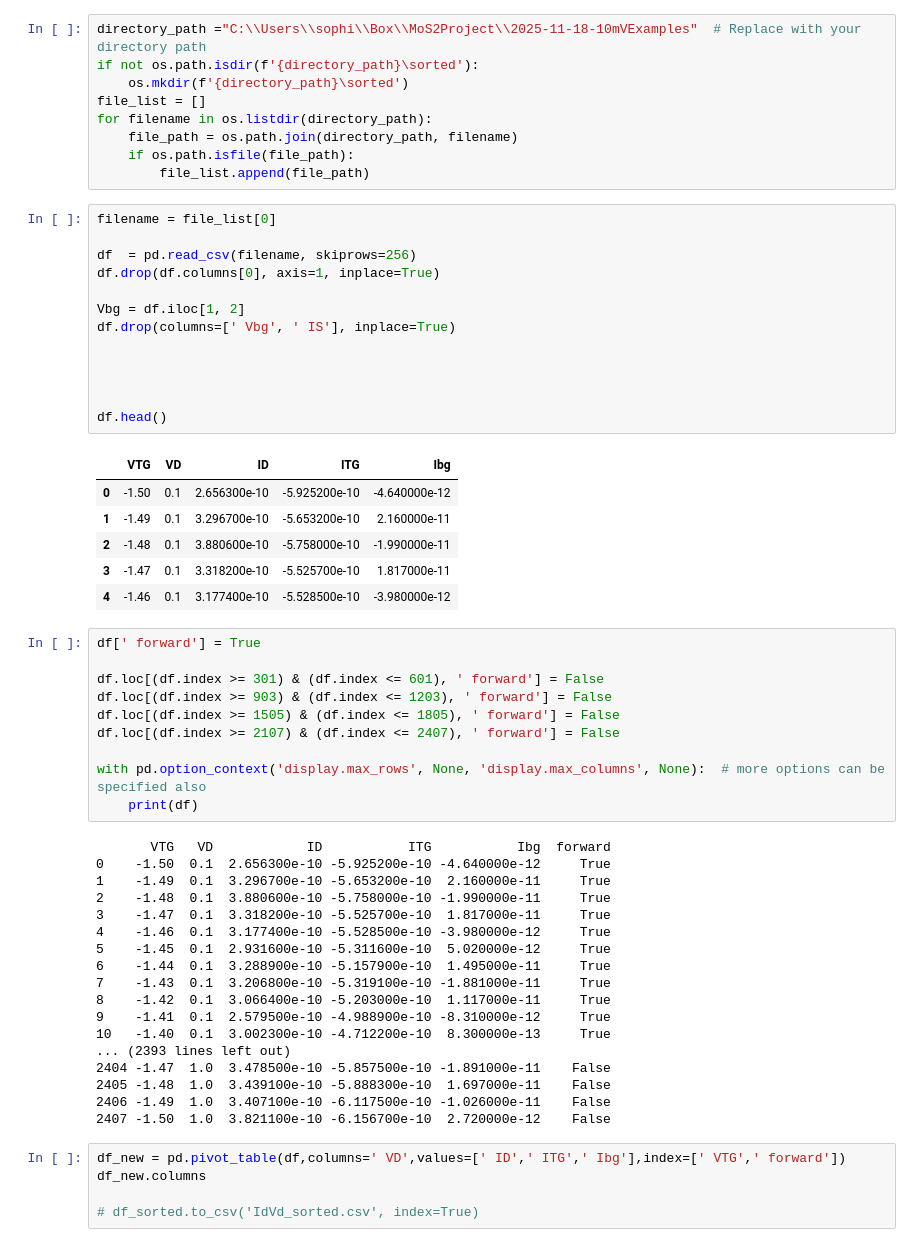
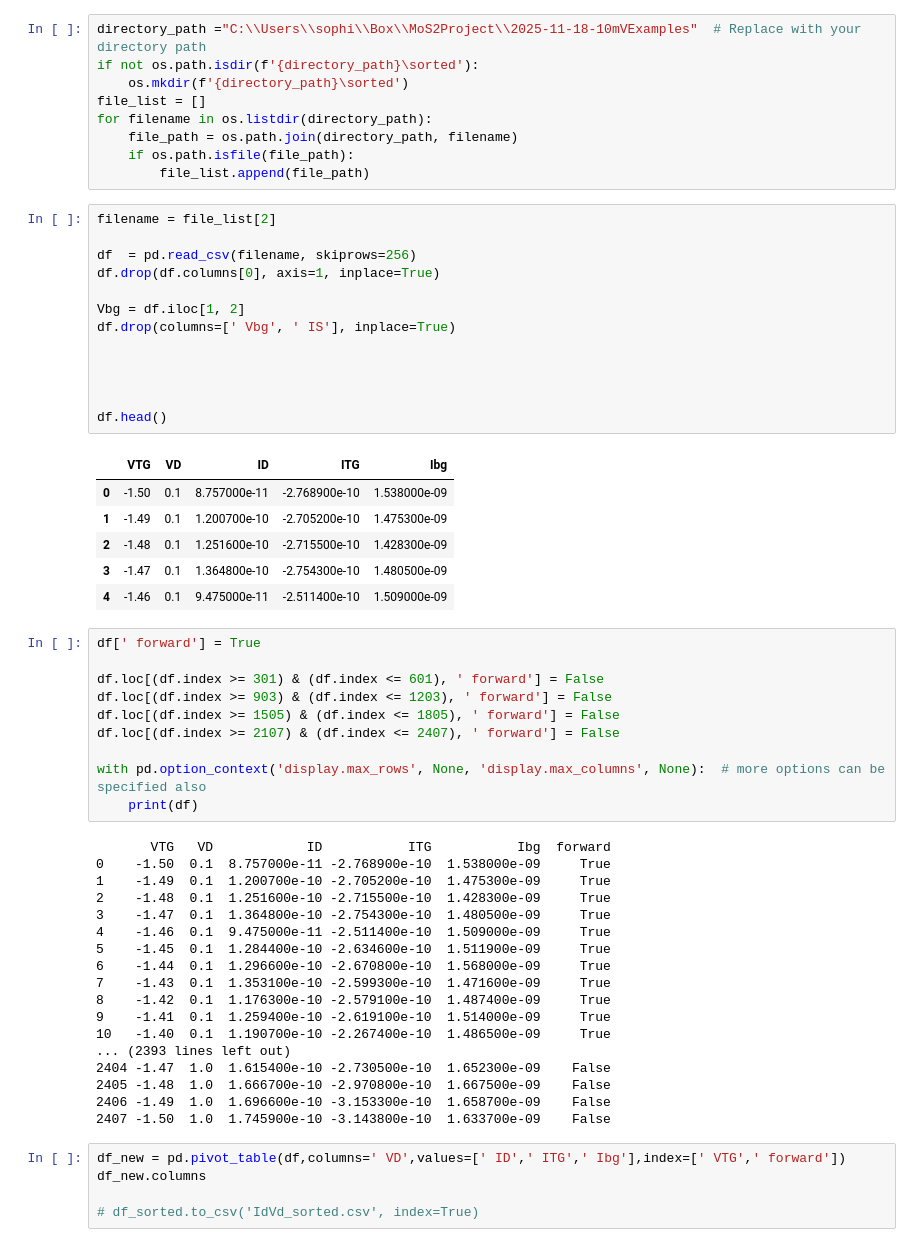
Before and after one commit to Integralophie/MoS2_data_cleaning, a Jupyter notebook: data_cleaning_IdVtg_10mV.ipynb, the cells around one changed output. Saved outputs shown, nothing was run; the diff lists cells and outputs as text.

```diff
--- a/data_cleaning_IdVtg_10mV.ipynb
+++ b/data_cleaning_IdVtg_10mV.ipynb
@@ -19,25 +19,25 @@ for filename in os.listdir(directory_path):
     if os.path.isfile(file_path):
         file_list.append(file_path)
 # %%
-filename = file_list[0]
+filename = file_list[2]
 
 df  = pd.read_csv(filename, skiprows=256)
 df.drop(df.columns[0], axis=1, inplace=True)
 
 Vbg = df.iloc[1, 2]
 df.drop(columns=[' Vbg', ' IS'], inplace=True)
 
 
 
 
 df.head()
 # %% [output]
 |  | VTG | VD | ID | ITG | Ibg |
-| 0 | -1.50 | 0.1 | 2.656300e-10 | -5.925200e-10 | -4.640000e-12 |
-| 1 | -1.49 | 0.1 | 3.296700e-10 | -5.653200e-10 | 2.160000e-11 |
-| 2 | -1.48 | 0.1 | 3.880600e-10 | -5.758000e-10 | -1.990000e-11 |
-| 3 | -1.47 | 0.1 | 3.318200e-10 | -5.525700e-10 | 1.817000e-11 |
-| 4 | -1.46 | 0.1 | 3.177400e-10 | -5.528500e-10 | -3.980000e-12 |
+| 0 | -1.50 | 0.1 | 8.757000e-11 | -2.768900e-10 | 1.538000e-09 |
+| 1 | -1.49 | 0.1 | 1.200700e-10 | -2.705200e-10 | 1.475300e-09 |
+| 2 | -1.48 | 0.1 | 1.251600e-10 | -2.715500e-10 | 1.428300e-09 |
+| 3 | -1.47 | 0.1 | 1.364800e-10 | -2.754300e-10 | 1.480500e-09 |
+| 4 | -1.46 | 0.1 | 9.475000e-11 | -2.511400e-10 | 1.509000e-09 |
 # %%
 df[' forward'] = True
 
@@ -50,22 +50,22 @@ with pd.option_context('display.max_rows', None, 'display.max_columns', None):
     print(df)
 # %% [output]
        VTG   VD            ID           ITG           Ibg  forward
-0    -1.50  0.1  2.656300e-10 -5.925200e-10 -4.640000e-12     True
-1    -1.49  0.1  3.296700e-10 -5.653200e-10  2.160000e-11     True
-2    -1.48  0.1  3.880600e-10 -5.758000e-10 -1.990000e-11     True
-3    -1.47  0.1  3.318200e-10 -5.525700e-10  1.817000e-11     True
-4    -1.46  0.1  3.177400e-10 -5.528500e-10 -3.980000e-12     True
-5    -1.45  0.1  2.931600e-10 -5.311600e-10  5.020000e-12     True
-6    -1.44  0.1  3.288900e-10 -5.157900e-10  1.495000e-11     True
-7    -1.43  0.1  3.206800e-10 -5.319100e-10 -1.881000e-11     True
-8    -1.42  0.1  3.066400e-10 -5.203000e-10  1.117000e-11     True
-9    -1.41  0.1  2.579500e-10 -4.988900e-10 -8.310000e-12     True
-10   -1.40  0.1  3.002300e-10 -4.712200e-10  8.300000e-13     True
+0    -1.50  0.1  8.757000e-11 -2.768900e-10  1.538000e-09     True
+1    -1.49  0.1  1.200700e-10 -2.705200e-10  1.475300e-09     True
+2    -1.48  0.1  1.251600e-10 -2.715500e-10  1.428300e-09     True
+3    -1.47  0.1  1.364800e-10 -2.754300e-10  1.480500e-09     True
+4    -1.46  0.1  9.475000e-11 -2.511400e-10  1.509000e-09     True
+5    -1.45  0.1  1.284400e-10 -2.634600e-10  1.511900e-09     True
+6    -1.44  0.1  1.296600e-10 -2.670800e-10  1.568000e-09     True
+7    -1.43  0.1  1.353100e-10 -2.599300e-10  1.471600e-09     True
+8    -1.42  0.1  1.176300e-10 -2.579100e-10  1.487400e-09     True
+9    -1.41  0.1  1.259400e-10 -2.619100e-10  1.514000e-09     True
+10   -1.40  0.1  1.190700e-10 -2.267400e-10  1.486500e-09     True
 ... (2393 lines left out)
-2404 -1.47  1.0  3.478500e-10 -5.857500e-10 -1.891000e-11    False
-2405 -1.48  1.0  3.439100e-10 -5.888300e-10  1.697000e-11    False
-2406 -1.49  1.0  3.407100e-10 -6.117500e-10 -1.026000e-11    False
-2407 -1.50  1.0  3.821100e-10 -6.156700e-10  2.720000e-12    False
+2404 -1.47  1.0  1.615400e-10 -2.730500e-10  1.652300e-09    False
+2405 -1.48  1.0  1.666700e-10 -2.970800e-10  1.667500e-09    False
+2406 -1.49  1.0  1.696600e-10 -3.153300e-10  1.658700e-09    False
+2407 -1.50  1.0  1.745900e-10 -3.143800e-10  1.633700e-09    False
 # %%
 df_new = pd.pivot_table(df,columns=' VD',values=[' ID',' ITG',' Ibg'],index=[' VTG',' forward'])
 df_new.columns
```
Also changed, not shown: parts of 8 cells of this notebook, 1 other file.
